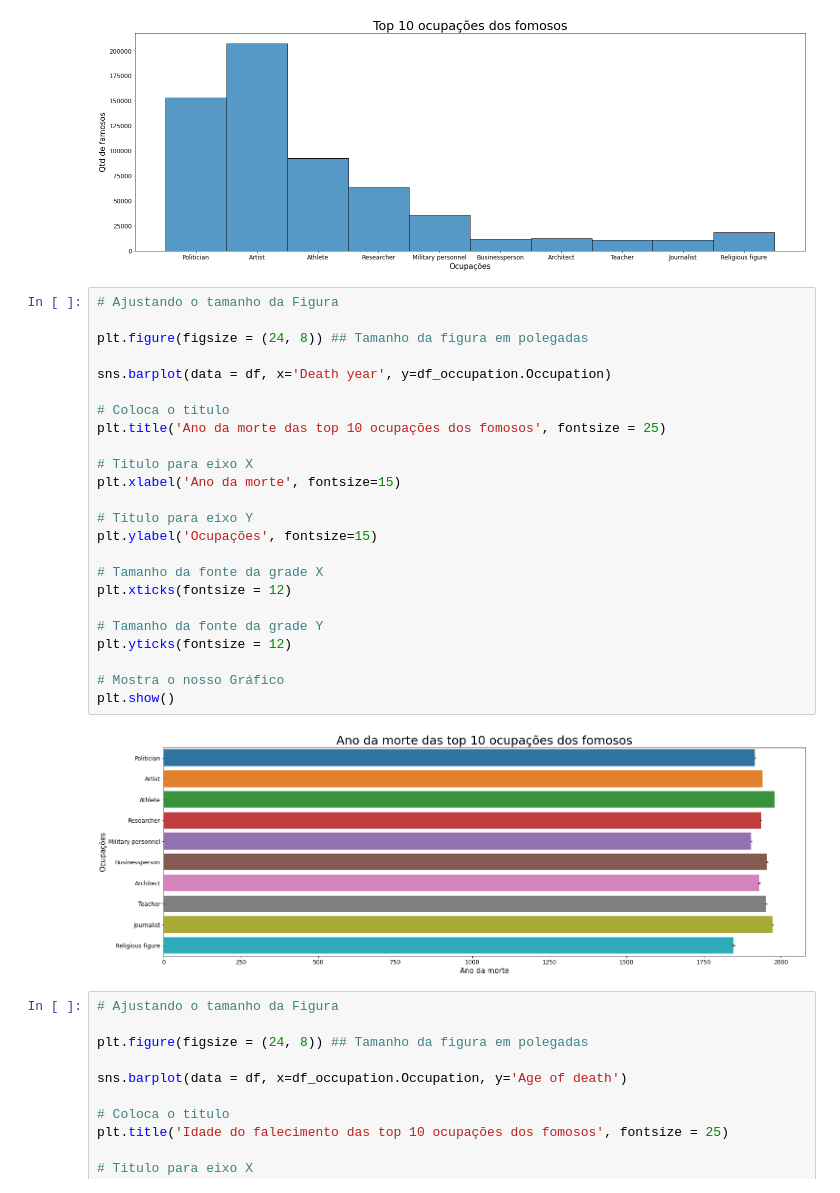
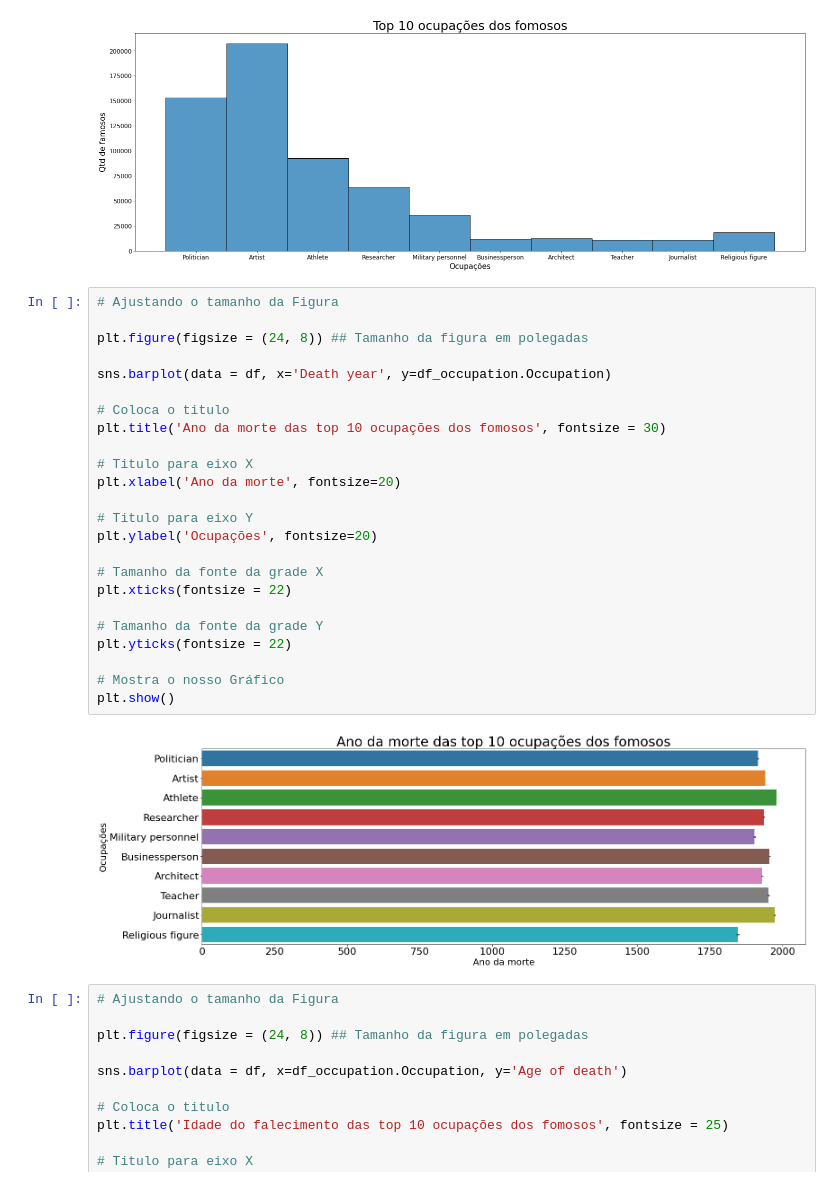
Before and after one commit to alvesgabriel/lets-code-analytics-modulo-1, a Jupyter notebook: occupation.ipynb, the cells around one changed output. Saved outputs shown, nothing was run; the diff lists cells and outputs as text.

Commit message:
increasing the graphic font

```diff
--- a/occupation.ipynb
+++ b/occupation.ipynb
@@ -144,29 +144,29 @@ plt.show()
 # %%
 # Ajustando o tamanho da Figura
 
 plt.figure(figsize = (24, 8)) ## Tamanho da figura em polegadas
 
 sns.barplot(data = df, x='Death year', y=df_occupation.Occupation)
 
 # Coloca o titulo
-plt.title('Ano da morte das top 10 ocupações dos fomosos', fontsize = 25)
+plt.title('Ano da morte das top 10 ocupações dos fomosos', fontsize = 30)
 
 # Titulo para eixo X
-plt.xlabel('Ano da morte', fontsize=15)
+plt.xlabel('Ano da morte', fontsize=20)
 
 # Titulo para eixo Y
-plt.ylabel('Ocupações', fontsize=15)
+plt.ylabel('Ocupações', fontsize=20)
 
 # Tamanho da fonte da grade X
-plt.xticks(fontsize = 12)
+plt.xticks(fontsize = 22)
 
 # Tamanho da fonte da grade Y
-plt.yticks(fontsize = 12)
+plt.yticks(fontsize = 22)
 
 # Mostra o nosso Gráfico
 plt.show()
 # %% [output]
-[figure, old version]
+[figure, new version]
 # %%
 # Ajustando o tamanho da Figura
 
```
